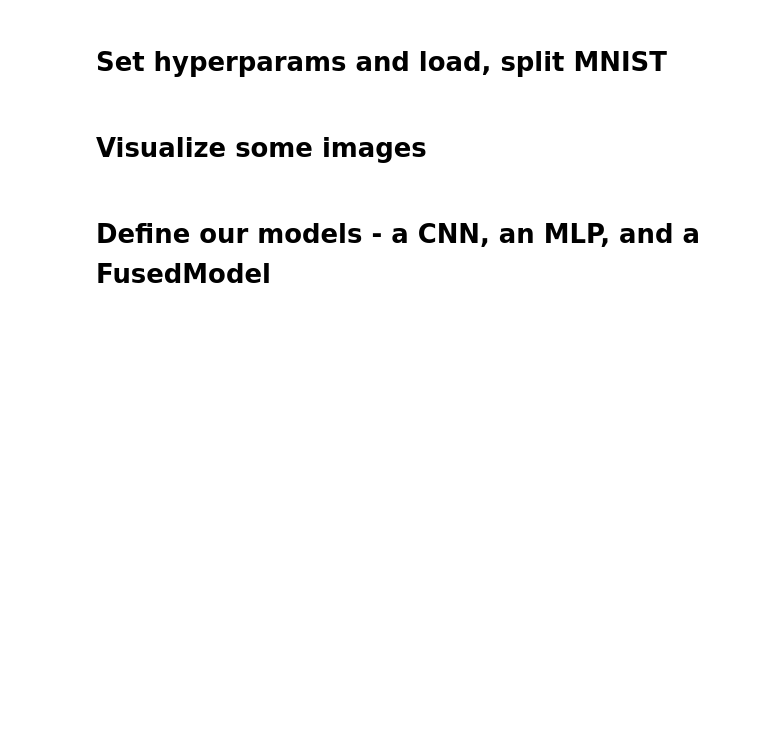
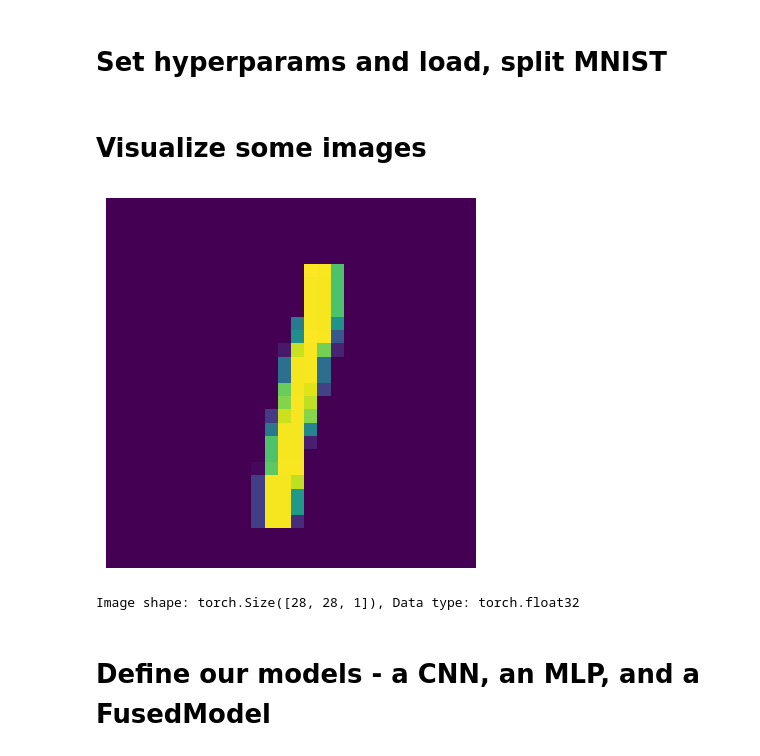
Before and after one commit to tranchau989/HandwrittenRecognition, a Jupyter notebook: Nora_Fusion_clean.ipynb, the cells around one changed output. Cells and saved outputs as stored; diff of their text form; code cells hidden in the pictures; blank space fills up the shorter version.

```diff
--- a/Nora_Fusion_clean.ipynb
+++ b/Nora_Fusion_clean.ipynb
@@ -109,20 +111,23 @@ test_loader = DataLoader(dataset=test_dataset, batch_size=batch_size, shuffle=Fa
 # %%
 import matplotlib.pyplot as plt
 import numpy as np
 
 for images, _ in train_loader:
     # Visualize the first few images in the batch
-    num_images_to_show = 5
+    num_images_to_show = 1
     for i in range(num_images_to_show):
         image = images[i]  # Get one image from the batch
         image = np.transpose(image, (1, 2, 0))  # Rearrange dimensions from CxHxW to HxWxC
 
         # Display the image
         plt.imshow(image)
         plt.axis('off')  # Turn off axis labels
         plt.show()
-
+    print(f"Image shape: {image.shape}, Data type: {image.dtype}")
     break  # Exit the loop after visualizing the first batch
+# %% [output]
+[figure, added]
+Image shape: torch.Size([28, 28, 1]), Data type: torch.float32
 # %% [markdown]
 # Define our models - a CNN, an MLP, and a FusedModel
 # %%
```
Also changed, not shown: parts of 22 cells of this notebook.
